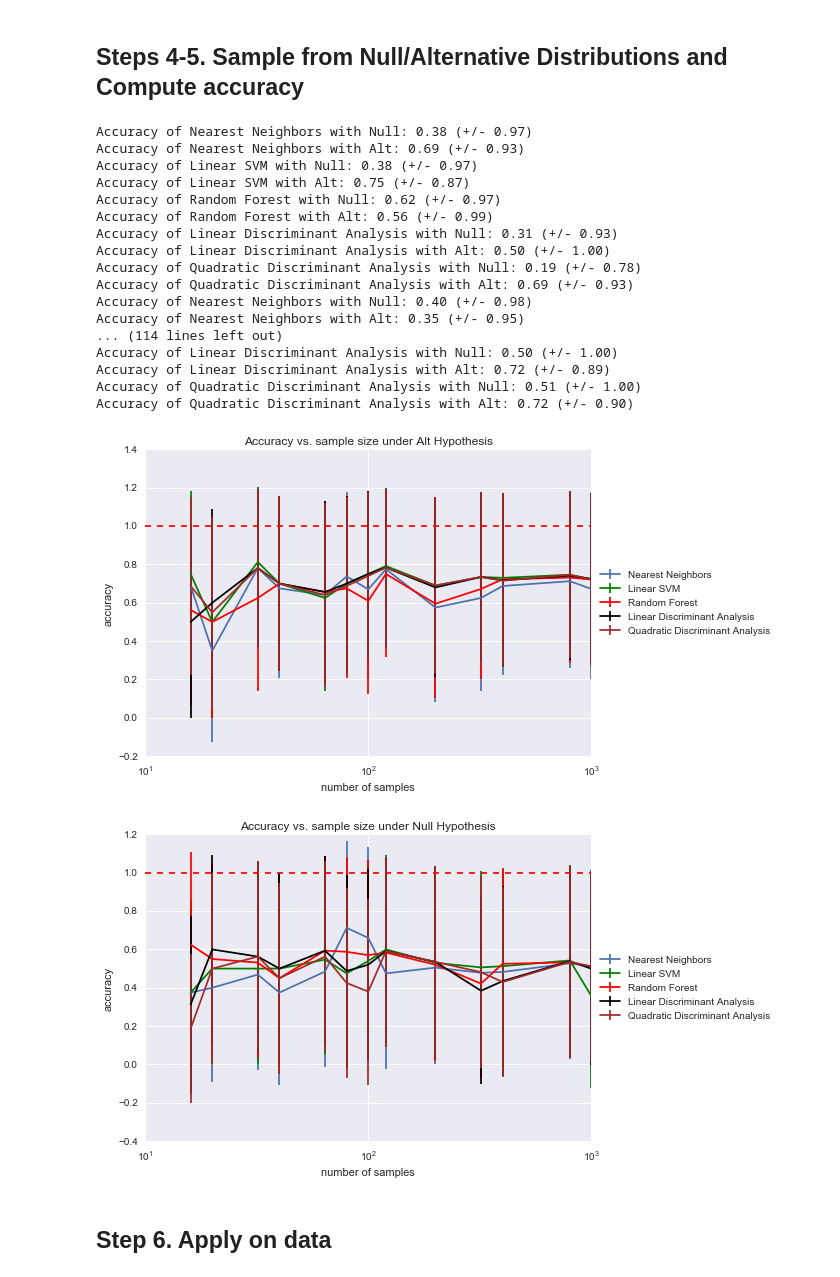
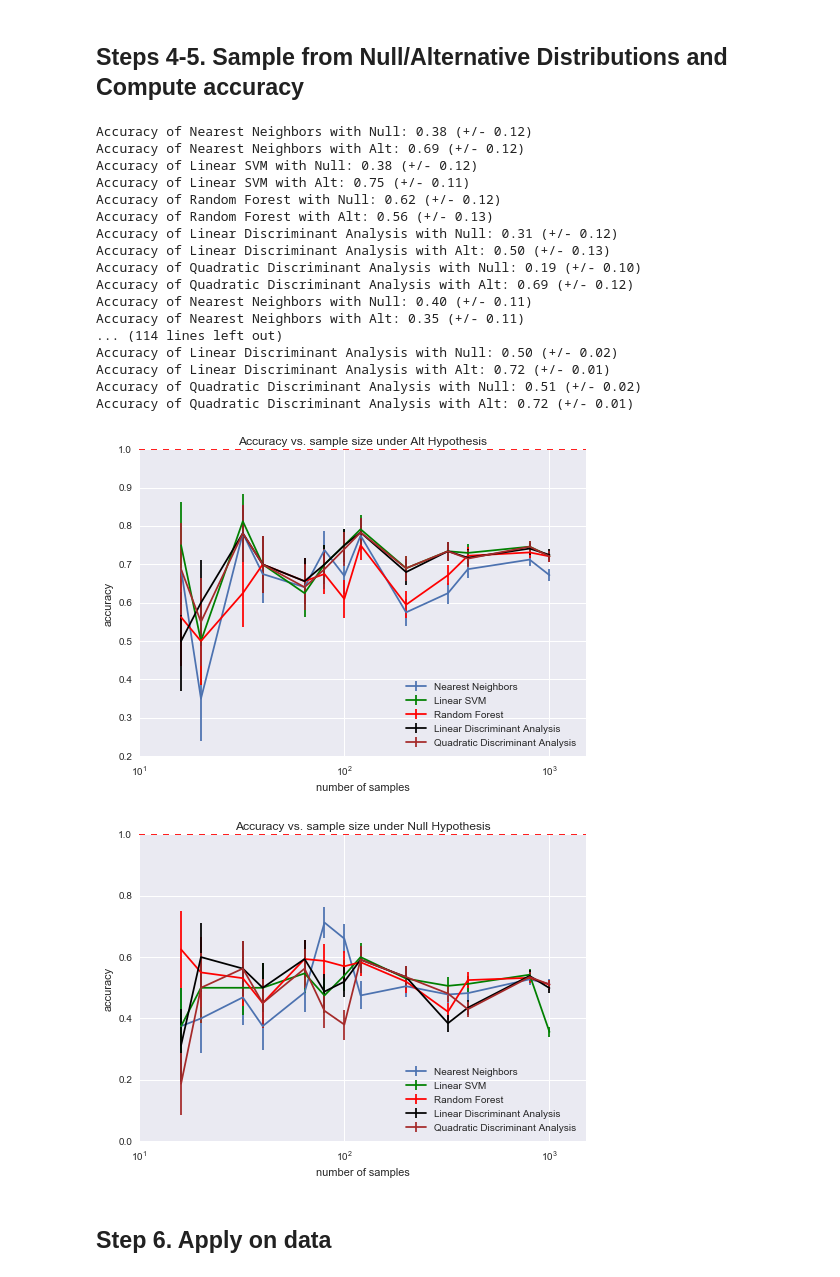
Before and after one commit to Upward-Spiral-Science/chengchang, a Jupyter notebook: Assignment.5.ipynb, the cells around one changed output. Cells and saved outputs as stored; diff of their text form; code cells hidden in the pictures.

```diff
--- a/Assignment.5.ipynb
+++ b/Assignment.5.ipynb
@@ -98,62 +98,64 @@ for idxSize,size in enumerate(allSampleSize):
     for idxCla, cla in enumerate(classifiers):
 
         scoresNull = cross_validation.cross_val_score(cla, featureNull, labels, cv=loo)
-        print("Accuracy of %s with %s: %0.2f (+/- %0.2f)" % (names[idxCla], 'Null', scoresNull.mean(), scoresNull.std() * 2))
+        print("Accuracy of %s with %s: %0.2f (+/- %0.2f)" % (names[idxCla], 'Null', scoresNull.mean(), ss.sem(scoresNull)))
         scoresAlt  = cross_validation.cross_val_score(cla, featureAlt , labels, cv=loo)
-        print("Accuracy of %s with %s: %0.2f (+/- %0.2f)" % (names[idxCla], 'Alt', scoresAlt.mean(), scoresAlt.std() * 2))
+        print("Accuracy of %s with %s: %0.2f (+/- %0.2f)" % (names[idxCla], 'Alt', scoresAlt.mean(), ss.sem(scoresAlt)))
 
-        accuracyNull[idxSize,idxCla,] = [scoresNull.mean(), scoresNull.std()]
-        accuracyAlt[idxSize,idxCla,]  = [scoresAlt.mean() , scoresAlt.std()]
+        accuracyNull[idxSize,idxCla,] = [scoresNull.mean(), ss.sem(scoresNull)]
+        accuracyAlt[idxSize,idxCla,]  = [scoresAlt.mean() , ss.sem(scoresAlt)]
 # %% [output]
-Accuracy of Nearest Neighbors with Null: 0.38 (+/- 0.97)
-Accuracy of Nearest Neighbors with Alt: 0.69 (+/- 0.93)
-Accuracy of Linear SVM with Null: 0.38 (+/- 0.97)
-Accuracy of Linear SVM with Alt: 0.75 (+/- 0.87)
-Accuracy of Random Forest with Null: 0.62 (+/- 0.97)
-Accuracy of Random Forest with Alt: 0.56 (+/- 0.99)
-Accuracy of Linear Discriminant Analysis with Null: 0.31 (+/- 0.93)
-Accuracy of Linear Discriminant Analysis with Alt: 0.50 (+/- 1.00)
-Accuracy of Quadratic Discriminant Analysis with Null: 0.19 (+/- 0.78)
-Accuracy of Quadratic Discriminant Analysis with Alt: 0.69 (+/- 0.93)
-Accuracy of Nearest Neighbors with Null: 0.40 (+/- 0.98)
-Accuracy of Nearest Neighbors with Alt: 0.35 (+/- 0.95)
+Accuracy of Nearest Neighbors with Null: 0.38 (+/- 0.12)
+Accuracy of Nearest Neighbors with Alt: 0.69 (+/- 0.12)
+Accuracy of Linear SVM with Null: 0.38 (+/- 0.12)
+Accuracy of Linear SVM with Alt: 0.75 (+/- 0.11)
+Accuracy of Random Forest with Null: 0.62 (+/- 0.12)
+Accuracy of Random Forest with Alt: 0.56 (+/- 0.13)
+Accuracy of Linear Discriminant Analysis with Null: 0.31 (+/- 0.12)
+Accuracy of Linear Discriminant Analysis with Alt: 0.50 (+/- 0.13)
+Accuracy of Quadratic Discriminant Analysis with Null: 0.19 (+/- 0.10)
+Accuracy of Quadratic Discriminant Analysis with Alt: 0.69 (+/- 0.12)
+Accuracy of Nearest Neighbors with Null: 0.40 (+/- 0.11)
+Accuracy of Nearest Neighbors with Alt: 0.35 (+/- 0.11)
 ... (114 lines left out)
-Accuracy of Linear Discriminant Analysis with Null: 0.50 (+/- 1.00)
-Accuracy of Linear Discriminant Analysis with Alt: 0.72 (+/- 0.89)
-Accuracy of Quadratic Discriminant Analysis with Null: 0.51 (+/- 1.00)
-Accuracy of Quadratic Discriminant Analysis with Alt: 0.72 (+/- 0.90)
+Accuracy of Linear Discriminant Analysis with Null: 0.50 (+/- 0.02)
+Accuracy of Linear Discriminant Analysis with Alt: 0.72 (+/- 0.01)
+Accuracy of Quadratic Discriminant Analysis with Null: 0.51 (+/- 0.02)
+Accuracy of Quadratic Discriminant Analysis with Alt: 0.72 (+/- 0.01)
 # %%
 #Plot
 plt.figure()
 plt.errorbar(allSampleSize, accuracyAlt[:,0,0], yerr = accuracyAlt[:,0,1], hold=True, label=names[0])
 plt.errorbar(allSampleSize, accuracyAlt[:,1,0], yerr = accuracyAlt[:,1,1], color='green', hold=True, label=names[1])
 plt.errorbar(allSampleSize, accuracyAlt[:,2,0], yerr = accuracyAlt[:,2,1], color='red', hold=True, label=names[2])
 plt.errorbar(allSampleSize, accuracyAlt[:,3,0], yerr = accuracyAlt[:,3,1], color='black', hold=True, label=names[3])
 plt.errorbar(allSampleSize, accuracyAlt[:,4,0], yerr = accuracyAlt[:,4,1], color='brown', hold=True, label=names[4])
 plt.xscale('log')
 plt.xlabel('number of samples')
 plt.ylabel('accuracy')
 plt.title('Accuracy vs. sample size under Alt Hypothesis')
 plt.axhline(1, color='red', linestyle='--')
-plt.legend(loc='center left', bbox_to_anchor=(1, 0.5))
+plt.legend(loc='lower right')
+plt.xlim([10,1500])
 plt.show()
 
 plt.figure()
 plt.errorbar(allSampleSize, accuracyNull[:,0,0], yerr = accuracyNull[:,0,1], hold=True, label=names[0])
 plt.errorbar(allSampleSize, accuracyNull[:,1,0], yerr = accuracyNull[:,1,1], color='green', hold=True, label=names[1])
 plt.errorbar(allSampleSize, accuracyNull[:,2,0], yerr = accuracyNull[:,2,1], color='red', hold=True, label=names[2])
 plt.errorbar(allSampleSize, accuracyNull[:,3,0], yerr = accuracyNull[:,3,1], color='black', hold=True, label=names[3])
 plt.errorbar(allSampleSize, accuracyNull[:,4,0], yerr = accuracyNull[:,4,1], color='brown', hold=True, label=names[4])
 plt.xscale('log')
 plt.xlabel('number of samples')
 plt.ylabel('accuracy')
 plt.title('Accuracy vs. sample size under Null Hypothesis')
 plt.axhline(1, color='red', linestyle='--')
-plt.legend(loc='center left', bbox_to_anchor=(1, 0.5))
+plt.legend(loc='lower right')
+plt.xlim([10,1500])
 plt.show()
 # %% [output]
-[figure, old version]
+[figure, new version]
-[figure, old version]
+[figure, new version]
 # %% [markdown]
 ## Step 6. Apply on data
 # %%
```
Also changed, not shown: parts of 2 cells of this notebook, 1 other file.
